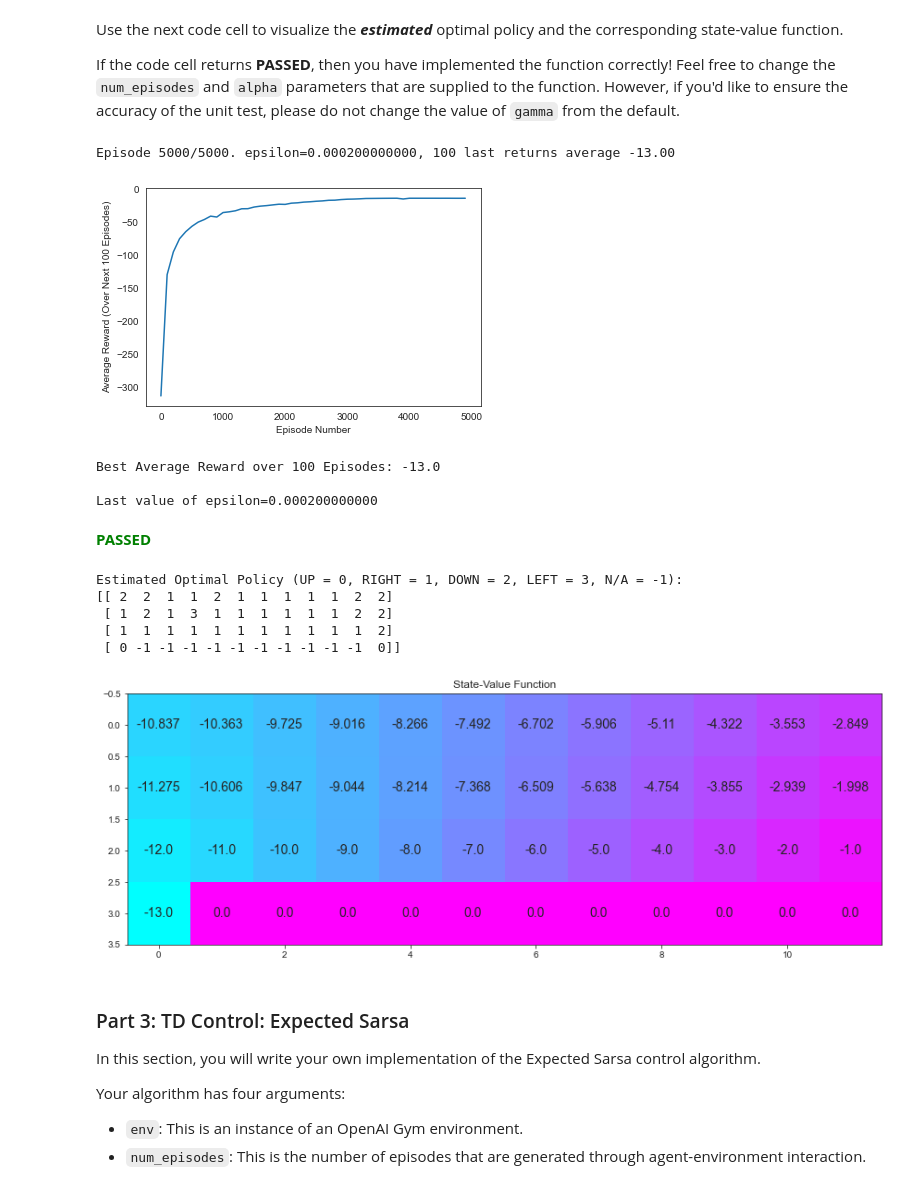
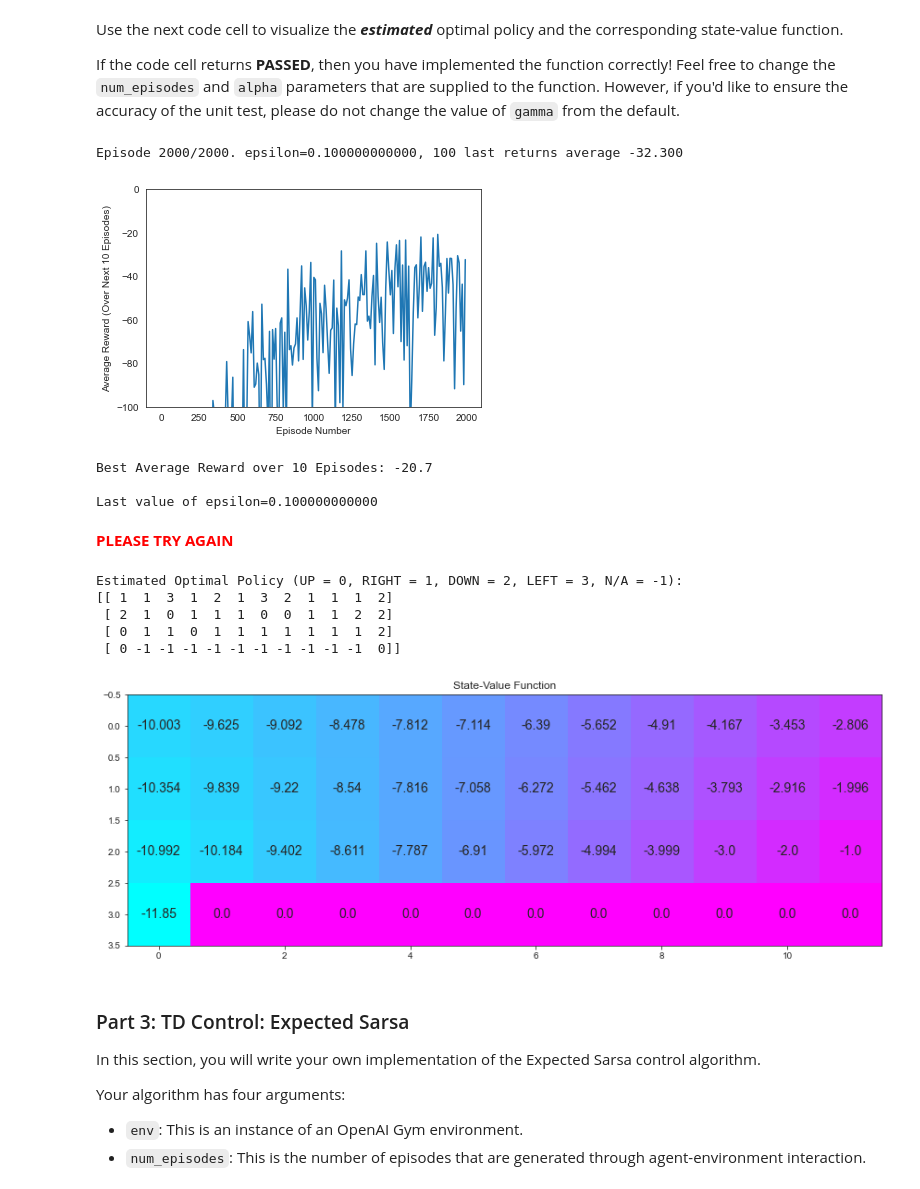
Before and after one commit to gnguenon/deep-reinforcement-learning, a Jupyter notebook: temporal-difference/Temporal_Difference.ipynb, the cells around one changed output. Cells and saved outputs as stored; diff of their text form; code cells hidden in the pictures.

Commit message:
Add (unsuccessful) attempt to reproduce Figure 6.4 of the book

```diff
--- a/temporal-difference/Temporal_Difference.ipynb
+++ b/temporal-difference/Temporal_Difference.ipynb
@@ -149,15 +149,16 @@ def plot_performance(num_episodes, return_averages, window_size):
     plt.plot(np.linspace(0, num_episodes, len(return_averages), endpoint=False), np.asarray(return_averages))
     plt.xlabel("Episode Number")
     plt.ylabel(f"Average Reward (Over Next {window_size} Episodes)")
+    plt.axis((None,None,-100,0))  # Limit the range of the Y axis
     plt.show()
     # print best 100-episode performance
     print(f"Best Average Reward over {window_size} Episodes: {np.max(return_averages)}")
 # %%
 def sarsa(env, num_episodes=5000, alpha=0.01, gamma=1.0, initial_Q=None, max_steps=300,
-          eps_decay_method='inverse', eps_start=1.0, eps_decay=.99998961, eps_min=0.0001):
+          eps_decay_method='inverse', eps_start=1.0, eps_decay=.99998961, eps_min=0.0001,
+          monitoring_steps=100):
 
-    MONITORING_STEPS = 100
-    returns_window = deque(maxlen=MONITORING_STEPS)
+    returns_window = deque(maxlen=monitoring_steps)
     return_averages =[]
 
     num_actions = env.action_space.n
@@ -186,14 +187,14 @@ def sarsa(env, num_episodes=5000, alpha=0.01, gamma=1.0, initial_Q=None, max_ste
         else:
             raise ValueError(f"eps_decay_method = '{eps_decay_method}' is not supported")
 
-        if (i_episode % MONITORING_STEPS == 0):
+        if (i_episode % monitoring_steps == 0):
             return_averages.append(np.mean(returns_window))
 
             print("\rEpisode {}/{}. epsilon={:1.12f}, 100 last returns average {:3.2f}".format(
                 i_episode, num_episodes, epsilon, return_averages[-1]), end="")
             sys.stdout.flush()
 
-    plot_performance(num_episodes, return_averages, MONITORING_STEPS)
+    plot_performance(num_episodes, return_averages, monitoring_steps)
     print(f"\nLast value of {epsilon=:1.12f}")
     return Q
 # %% [markdown]
@@ -203,7 +204,7 @@ If the code cell returns **PASSED**, then you have implemented the function corr
 # %%
 # obtain the estimated optimal policy and corresponding action-value function
 # Fast convergence; seems to work every time:
-Q_sarsa = sarsa(env, num_episodes=5000, eps_decay_method='inverse')
+#Q_sarsa = sarsa(env, num_episodes=5000, eps_decay_method='inverse')
 
 
 # Starting with epsilon = 1 and using a slow decay I did not manage to have it converging
@@ -219,6 +220,10 @@ Q_sarsa = sarsa(env, num_episodes=5000, eps_decay_method='inverse')
 #                eps_decay_method='exponential', eps_start=1.0, eps_decay=.98, eps_min=0.0001)
 
 
+# Parameters to reproduce Figure 6.4
+Q_sarsa = sarsa(env, num_episodes=2000, alpha=0.01, gamma=1.0, initial_Q=None, max_steps=300,
+                eps_decay_method='exponential', eps_start=0.01, eps_decay=1.0, eps_min=0.1, monitoring_steps=10)
+
 # print the estimated optimal policy
 policy_sarsa = np.array([np.argmax(Q_sarsa[key]) if key in Q_sarsa else -1 for key in np.arange(48)]).reshape(4,12)
 check_test.run_check('td_control_check', policy_sarsa)
@@ -299,10 +304,9 @@ def generate_episode_for_q_learning(env, Q, epsilon, gamma, alpha, max_steps=Non
     return episode_return
 # %%
 def q_learning(env, num_episodes=5000, alpha=0.01, gamma=1.0, initial_Q=None, max_steps=300,
-               eps_decay_method='inverse', eps_start=1.0, eps_decay=.99998961, eps_min=0.0001):
+               eps_decay_method='inverse', eps_start=1.0, eps_decay=.99998961, eps_min=0.0001, monitoring_steps=100):
 
-    MONITORING_STEPS = 100
-    returns_window = deque(maxlen=MONITORING_STEPS)
+    returns_window = deque(maxlen=monitoring_steps)
     return_averages =[]
 
     num_actions = env.action_space.n
@@ -331,14 +335,14 @@ def q_learning(env, num_episodes=5000, alpha=0.01, gamma=1.0, initial_Q=None, ma
         else:
             raise ValueError(f"eps_decay_method = '{eps_decay_method}' is not supported")
 
-        if (i_episode % MONITORING_STEPS == 0):
+        if (i_episode % monitoring_steps == 0):
             return_averages.append(np.mean(returns_window))
 
             print("\rEpisode {}/{}. epsilon={:1.12f}, 100 last returns average {:3.2f}".format(
                 i_episode, num_episodes, epsilon, return_averages[-1]), end="")
             sys.stdout.flush()
 
-    plot_performance(num_episodes, return_averages, MONITORING_STEPS)
+    plot_performance(num_episodes, return_averages, monitoring_steps)
     print(f"\nLast value of {epsilon=:1.12f}")
     return Q
 # %% [markdown]
@@ -348,39 +352,41 @@ If the code cell returns **PASSED**, then you have implemented the function corr
 # %%
 # obtain the estimated optimal policy and corresponding action-value function
 # Fast convergence; seems to work every time:
-Q_sarsamax = q_learning(env, num_episodes=5000, eps_decay_method='inverse')
+#Q_sarsamax = q_learning(env, num_episodes=5000, eps_decay_method='inverse')
 
 # This also works
 #Q_sarsamax = q_learning(env, num_episodes=5000, alpha=0.01, gamma=1.0, initial_Q=None, max_steps=300,
 #                        eps_decay_method='exponential', eps_start=0.001, eps_decay=.9999, eps_min=0.0001)
 
 # And this as well
 #Q_sarsamax = q_learning(env, num_episodes=5000, alpha=0.01, gamma=1.0, initial_Q=None, max_steps=300,
 #                        eps_decay_method='exponential', eps_start=1.0, eps_decay=.98, eps_min=0.0001)
 
-
+# Parameters to reproduce Figure 6.4
+Q_sarsamax = q_learning(env, num_episodes=2000, alpha=0.01, gamma=1.0, initial_Q=None, max_steps=300,
+                eps_decay_method='exponential', eps_start=0.01, eps_decay=1.0, eps_min=0.1, monitoring_steps=10)
 
 # print the estimated optimal policy
 policy_sarsamax = np.array([np.argmax(Q_sarsamax[key]) if key in Q_sarsamax else -1 for key in np.arange(48)]).reshape((4,12))
 check_test.run_check('td_control_check', policy_sarsamax)
 print("\nEstimated Optimal Policy (UP = 0, RIGHT = 1, DOWN = 2, LEFT = 3, N/A = -1):")
 print(policy_sarsamax)
 
 # plot the estimated optimal state-value function
 plot_values([np.max(Q_sarsamax[key]) if key in Q_sarsamax else 0 for key in np.arange(48)])
 # %% [output]
-Episode 5000/5000. epsilon=0.000200000000, 100 last returns average -13.00
+Episode 2000/2000. epsilon=0.100000000000, 100 last returns average -32.300
-[figure, old version]
+[figure, new version]
-Best Average Reward over 100 Episodes: -13.0
+Best Average Reward over 10 Episodes: -20.7
 
-Last value of epsilon=0.000200000000
+Last value of epsilon=0.100000000000
-**<span style="color: green;">PASSED</span>**
+**<span style="color: red;">PLEASE TRY AGAIN</span>**
 Estimated Optimal Policy (UP = 0, RIGHT = 1, DOWN = 2, LEFT = 3, N/A = -1):
-[[ 2  2  1  1  2  1  1  1  1  1  2  2]
- [ 1  2  1  3  1  1  1  1  1  1  2  2]
- [ 1  1  1  1  1  1  1  1  1  1  1  2]
+[[ 1  1  3  1  2  1  3  2  1  1  1  2]
+ [ 2  1  0  1  1  1  0  0  1  1  2  2]
+ [ 0  1  1  0  1  1  1  1  1  1  1  2]
  [ 0 -1 -1 -1 -1 -1 -1 -1 -1 -1 -1  0]]
-[figure, old version]
+[figure, new version]
 # %% [markdown]
 ### Part 3: TD Control: Expected Sarsa
 
```
Also changed, not shown: parts of 3 cells of this notebook.
